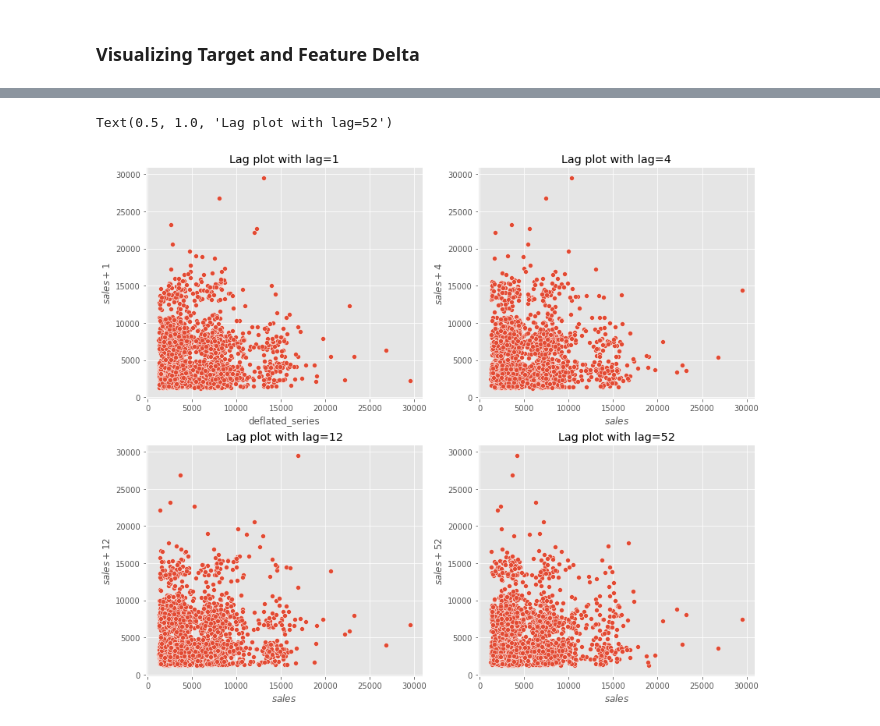
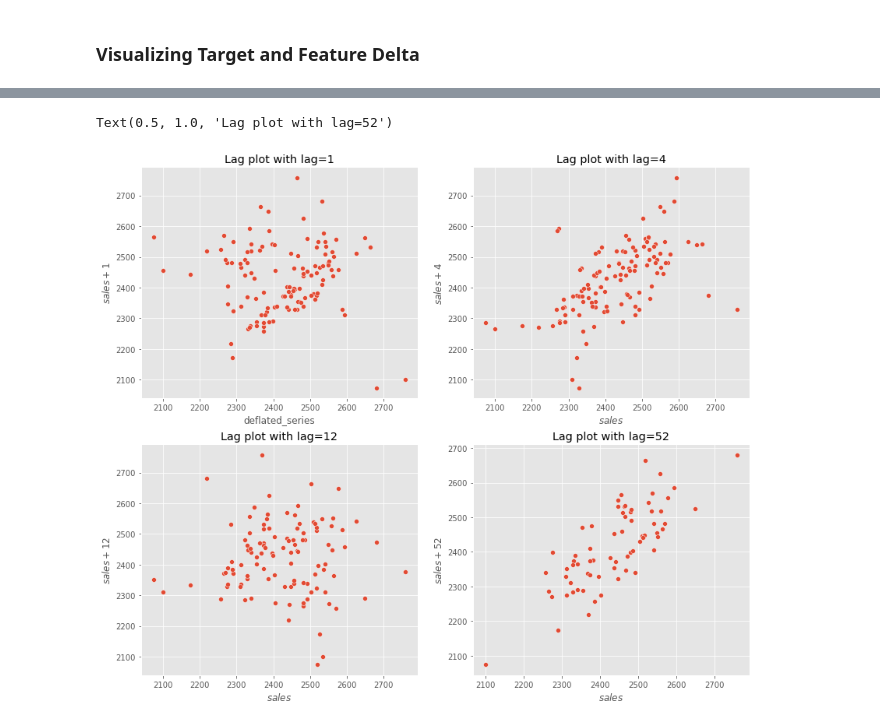
Before and after one commit to Attention-Walmart-Shoppers/capstone, a Jupyter notebook: Alberto Initial Notebook.ipynb, the cells around one changed output, grey strips where cells are left out. Drawn from its saved outputs; the diff is of its cells as text; code cells hidden in the pictures.

```diff
--- a/Alberto Initial Notebook.ipynb
+++ b/Alberto Initial Notebook.ipynb
@@ -263,31 +206,32 @@ Text(0.5, 1.0, 'Lag plot with lag=52')
 # %%
 # Various Target Lag plots
+
 
 
 plt.figure(figsize=(14, 12)) # (width, height)
 
 plt.subplot(2, 2, 1)
-sns.scatterplot(b.deflated_series, b.deflated_series.shift(-1))
+sns.scatterplot(c.groupby('Date').deflated_series.agg('mean'), c.groupby('Date').deflated_series.agg('mean').shift(-1))
 plt.ylabel('$sales + 1$')
 plt.title('Lag plot with lag=1')
 
 plt.subplot(2, 2, 2)
-sns.scatterplot(b.deflated_series, b.deflated_series.shift(-4))
+sns.scatterplot(c.groupby('Date').deflated_series.agg('mean'), c.groupby('Date').deflated_series.agg('mean').shift(-4))
 plt.xlabel('$sales$')
 plt.ylabel('$sales + 4$')
 plt.title('Lag plot with lag=4')
 
 plt.subplot(2, 2, 3)
-sns.scatterplot(b.deflated_series, b.deflated_series.shift(-12))
+sns.scatterplot(c.groupby('Date').deflated_series.agg('mean'), c.groupby('Date').deflated_series.agg('mean').shift(-12))
 plt.xlabel('$sales$')
 plt.ylabel('$sales + 12$')
 plt.title('Lag plot with lag=12')
 
 plt.subplot(2, 2, 4)
-sns.scatterplot(b.deflated_series, b.deflated_series.shift(-52))
+sns.scatterplot(c.groupby('Date').deflated_series.agg('mean'), c.groupby('Date').deflated_series.agg('mean').shift(-52))
 plt.xlabel('$sales$')
 plt.ylabel('$sales + 52$')
 plt.title('Lag plot with lag=52')
 # %% [output]
 Text(0.5, 1.0, 'Lag plot with lag=52')
-[figure, old version]
+[figure, new version]
```
Also changed, not shown: parts of 13 cells of this notebook.
